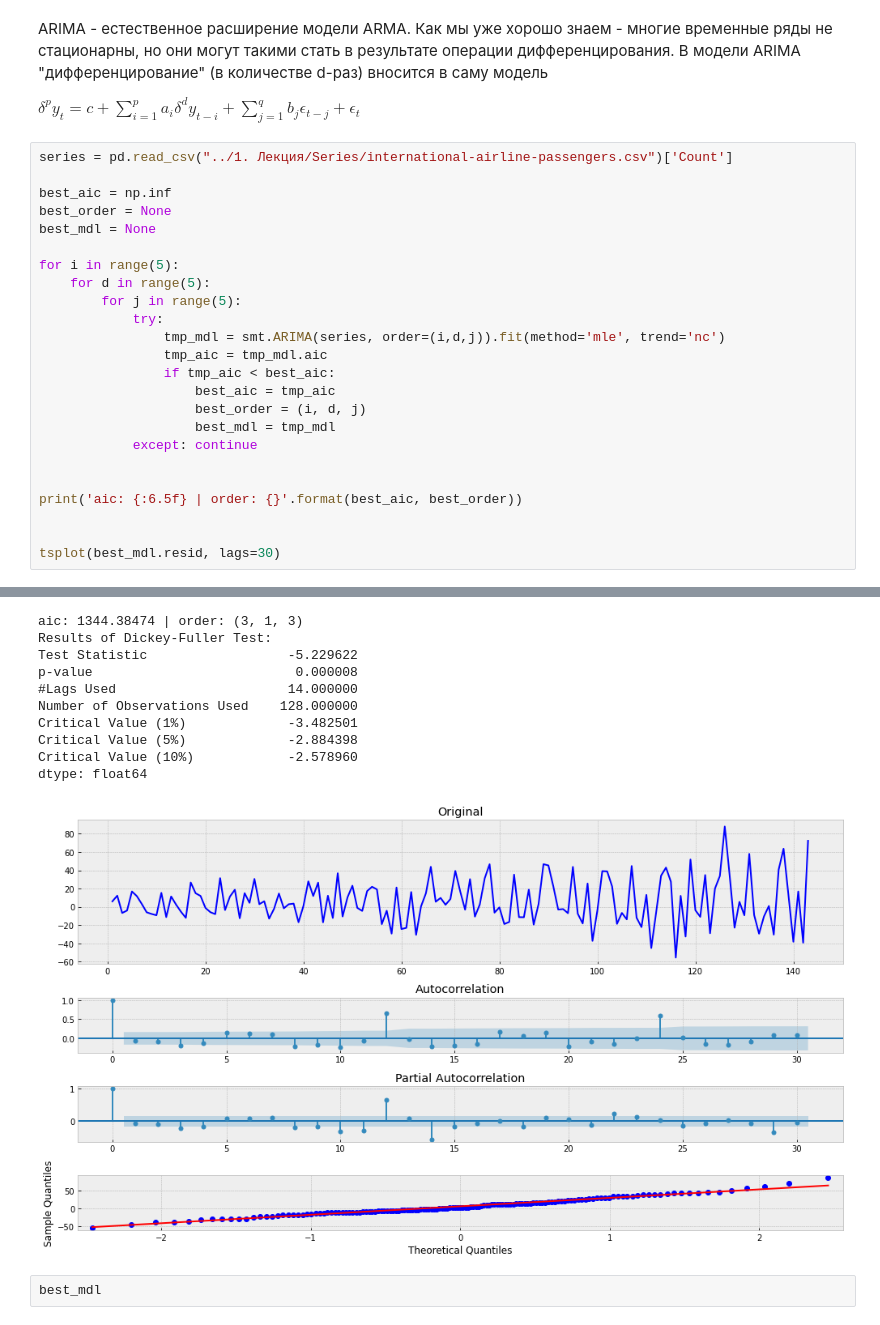
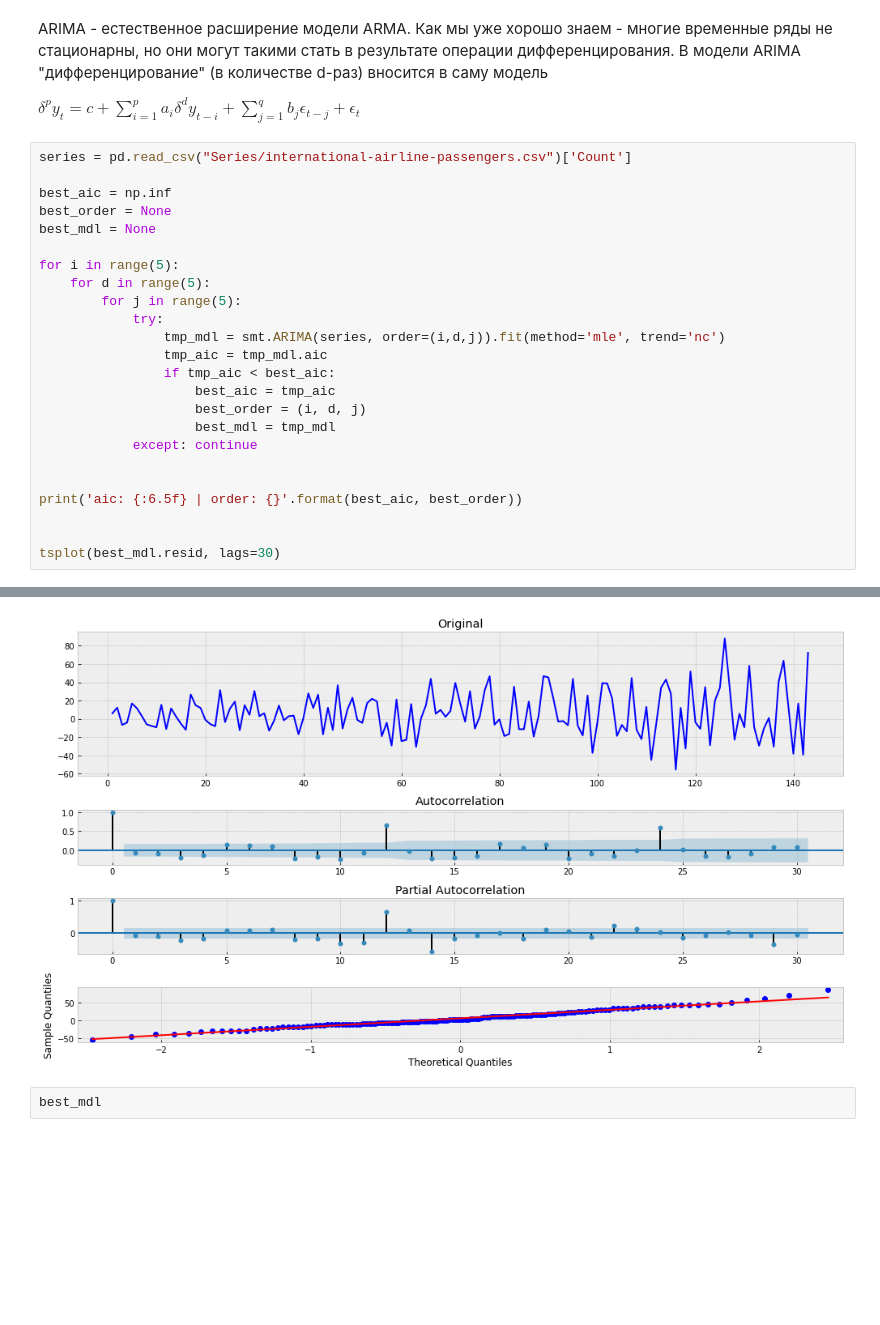
Before and after one commit to rgridnev/python_course, a Jupyter notebook: Time Series/ARIMA.ipynb, the cells around one changed output, grey strips where cells are left out. Drawn from its saved outputs; the diff is of its cells as text; blank space fills up the shorter version.

```diff
--- a/Time Series/ARIMA.ipynb
+++ b/Time Series/ARIMA.ipynb
@@ -767,7 +760,7 @@ ARIMA - естественное расширение модели ARMA. Как
 
 $\delta^p y_t = c + \sum_{i=1}^p a_i \delta^d y_{t-i} + \sum_{j=1}^q b_j \epsilon_{t-j} + \epsilon_t$
 # %%
-series = pd.read_csv("../1. Лекция/Series/international-airline-passengers.csv")['Count']
+series = pd.read_csv("Series/international-airline-passengers.csv")['Count']
 
 best_aic = np.inf
 best_order = None
@@ -811,14 +797,4 @@ warnings.filterwarnings('ignore', 'statsmodels.tsa.arima_model.ARIMA',
-aic: 1344.38474 | order: (3, 1, 3)
-Results of Dickey-Fuller Test:
-Test Statistic                  -5.229622
-p-value                          0.000008
-#Lags Used                      14.000000
-Number of Observations Used    128.000000
-Critical Value (1%)             -3.482501
-Critical Value (5%)             -2.884398
-Critical Value (10%)            -2.578960
-dtype: float64
-[figure, old version]
+[figure, new version]
 # %%
 best_mdl
 # %% [output]
```
Also changed, not shown: parts of 3 cells of this notebook, 1 other file.
